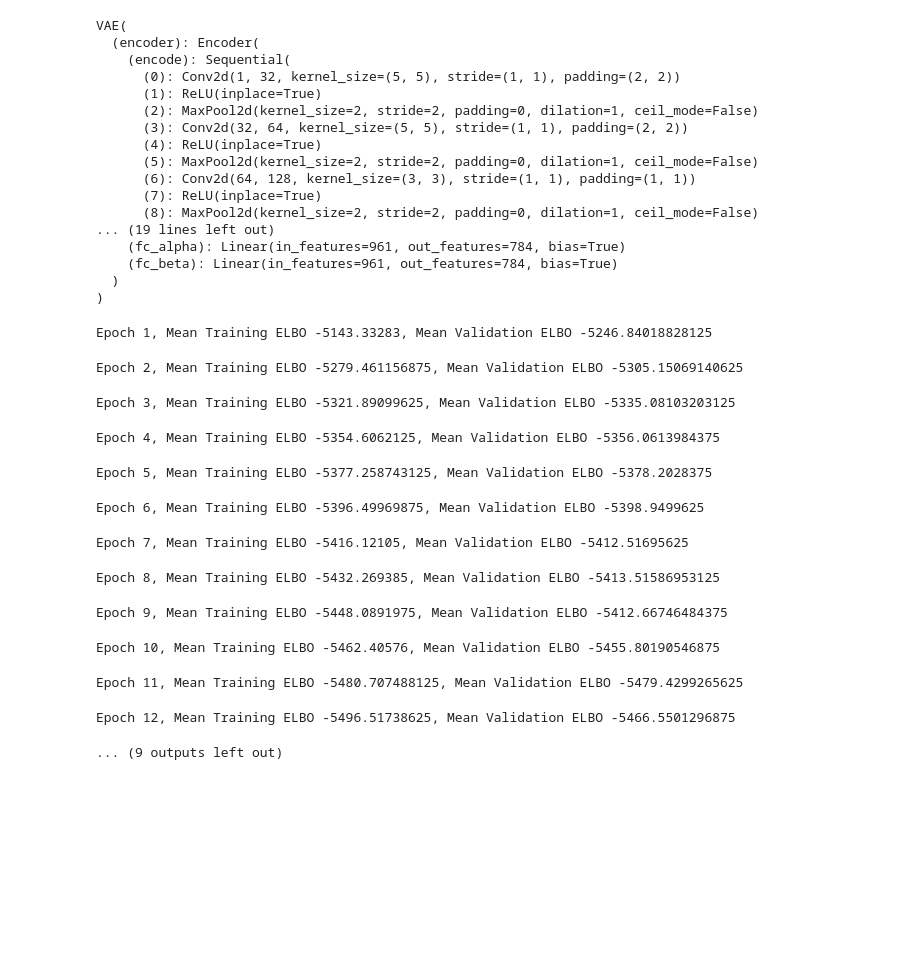
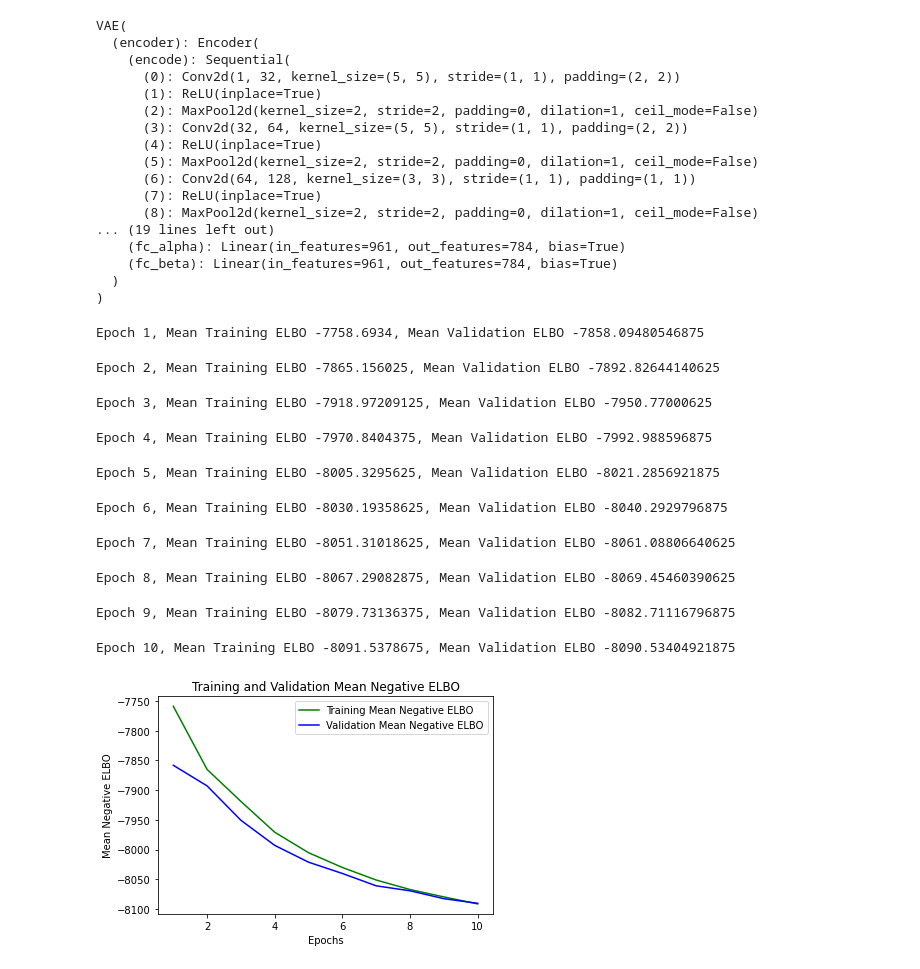
Before and after one commit to yangyang-pro/2AMU20-Assignments, a Jupyter notebook: hw3/task_2_beta.ipynb, the cells around one changed output. Drawn from its saved outputs; the diff is of its cells as text; code cells hidden in the pictures; blank space fills up the shorter version.

```diff
--- a/hw3/task_2_beta.ipynb
+++ b/hw3/task_2_beta.ipynb
@@ -157,7 +157,7 @@ def train_vae(num_epochs, patience=5):
             x = x.to(DEVICE)
             mu_z, log_var_z, alpha_x, beta_x = vae(x)
             x = torch.flatten(x, start_dim=1)
-            log_p = torch.sum((alpha_x - 1) * torch.log(x + 1e-5) + (beta_x - 1) * torch.log(1 - x + 1e-5) -
+            log_p = torch.sum((alpha_x - 1) * torch.log(x + 1e-7) + (beta_x - 1) * torch.log(1 - x + 1e-7) -
                               torch.lgamma(alpha_x) - torch.lgamma(beta_x) + torch.lgamma(alpha_x + beta_x))
             kl = -0.5 * torch.sum(1 + log_var_z - mu_z.pow(2) - log_var_z.exp())
             negative_elbo = -log_p + kl
@@ -170,48 +170,46 @@ def train_vae(num_epochs, patience=5):
             x = x.to(DEVICE)
             with torch.no_grad():
                 mu_z, log_var_z, alpha_x, beta_x = vae(x)
                 x = torch.flatten(x, start_dim=1)
-                log_p = torch.sum((alpha_x - 1) * torch.log(x + 1e-5) + (beta_x - 1) * torch.log(1 - x + 1e-5) -
+                log_p = torch.sum((alpha_x - 1) * torch.log(x + 1e-7) + (beta_x - 1) * torch.log(1 - x + 1e-7) -
                               torch.lgamma(alpha_x) - torch.lgamma(beta_x) + torch.lgamma(alpha_x + beta_x))
                 kl = -0.5 * torch.sum(1 + log_var_z - mu_z.pow(2) - log_var_z.exp())
                 negative_elbo = -log_p + kl
                 overall_val_elbo += negative_elbo.item()
         mean_train_elbo = overall_train_elbo / NUM_TRAIN
         mean_val_elbo = overall_val_elbo / NUM_VAL
         print('Epoch {}, Mean Training ELBO {}, Mean Validation ELBO {}'.format(epoch + 1, mean_train_elbo, mean_val_elbo))
         train_elbos.append(mean_train_elbo)
         val_elbos.append(mean_val_elbo)
         if mean_val_elbo < best_val_elbo:
             best_val_elbo = mean_val_elbo
             tolerance = 0
         else:
             tolerance += 1
             if tolerance == patience:
                 print('Early Stopped!')
                 epochs = epoch + 1
                 break
     plt.plot(range(1, epochs + 1), train_elbos, 'g', label='Training Mean Negative ELBO')
     plt.plot(range(1, epochs + 1), val_elbos, 'b', label='Validation Mean Negative ELBO')
     plt.title('Training and Validation Mean Negative ELBO')
     plt.xlabel('Epochs')
     plt.ylabel('Mean Negative ELBO')
     plt.legend()
     plt.show()
-train_vae(num_epochs=20)
+train_vae(num_epochs=10)
 # %% [output]
-Epoch 1, Mean Training ELBO -5143.33283, Mean Validation ELBO -5246.84018828125
+Epoch 1, Mean Training ELBO -7758.6934, Mean Validation ELBO -7858.09480546875
-Epoch 2, Mean Training ELBO -5279.461156875, Mean Validation ELBO -5305.15069140625
+Epoch 2, Mean Training ELBO -7865.156025, Mean Validation ELBO -7892.82644140625
-Epoch 3, Mean Training ELBO -5321.89099625, Mean Validation ELBO -5335.08103203125
+Epoch 3, Mean Training ELBO -7918.97209125, Mean Validation ELBO -7950.77000625
-Epoch 4, Mean Training ELBO -5354.6062125, Mean Validation ELBO -5356.0613984375
+Epoch 4, Mean Training ELBO -7970.8404375, Mean Validation ELBO -7992.988596875
-Epoch 5, Mean Training ELBO -5377.258743125, Mean Validation ELBO -5378.2028375
+Epoch 5, Mean Training ELBO -8005.3295625, Mean Validation ELBO -8021.2856921875
-Epoch 6, Mean Training ELBO -5396.49969875, Mean Validation ELBO -5398.9499625
+Epoch 6, Mean Training ELBO -8030.19358625, Mean Validation ELBO -8040.2929796875
-Epoch 7, Mean Training ELBO -5416.12105, Mean Validation ELBO -5412.51695625
+Epoch 7, Mean Training ELBO -8051.31018625, Mean Validation ELBO -8061.08806640625
-Epoch 8, Mean Training ELBO -5432.269385, Mean Validation ELBO -5413.51586953125
+Epoch 8, Mean Training ELBO -8067.29082875, Mean Validation ELBO -8069.45460390625
-Epoch 9, Mean Training ELBO -5448.0891975, Mean Validation ELBO -5412.66746484375
+Epoch 9, Mean Training ELBO -8079.73136375, Mean Validation ELBO -8082.71116796875
-Epoch 10, Mean Training ELBO -5462.40576, Mean Validation ELBO -5455.80190546875
+Epoch 10, Mean Training ELBO -8091.5378675, Mean Validation ELBO -8090.53404921875
-Epoch 11, Mean Training ELBO -5480.707488125, Mean Validation ELBO -5479.4299265625
-Epoch 12, Mean Training ELBO -5496.51738625, Mean Validation ELBO -5466.5501296875
-... (9 outputs left out)
+[figure, added]
 # %%
 def test_vae():
     x, _ = next(iter(test_dataloader))
```
Also changed, not shown: parts of 4 cells of this notebook, 15 other files.
